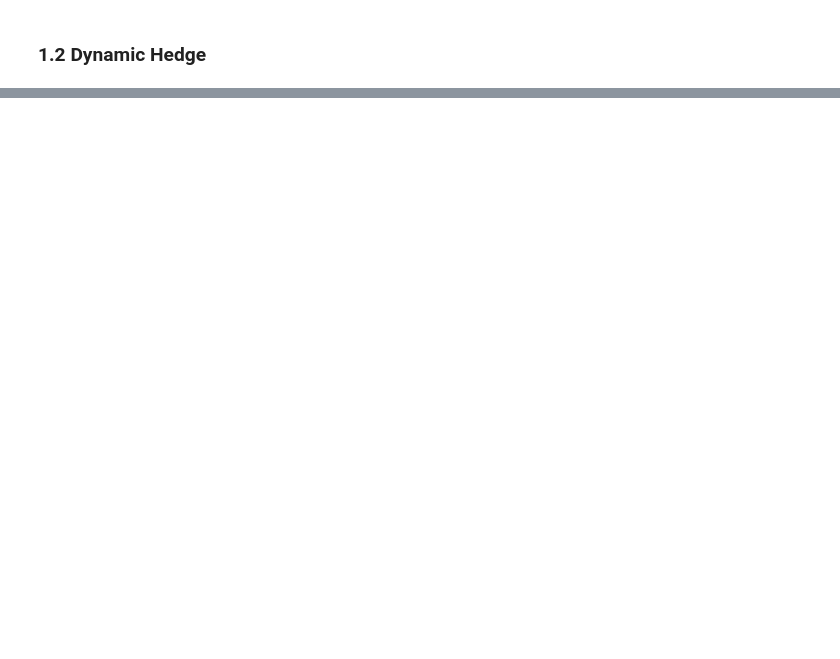
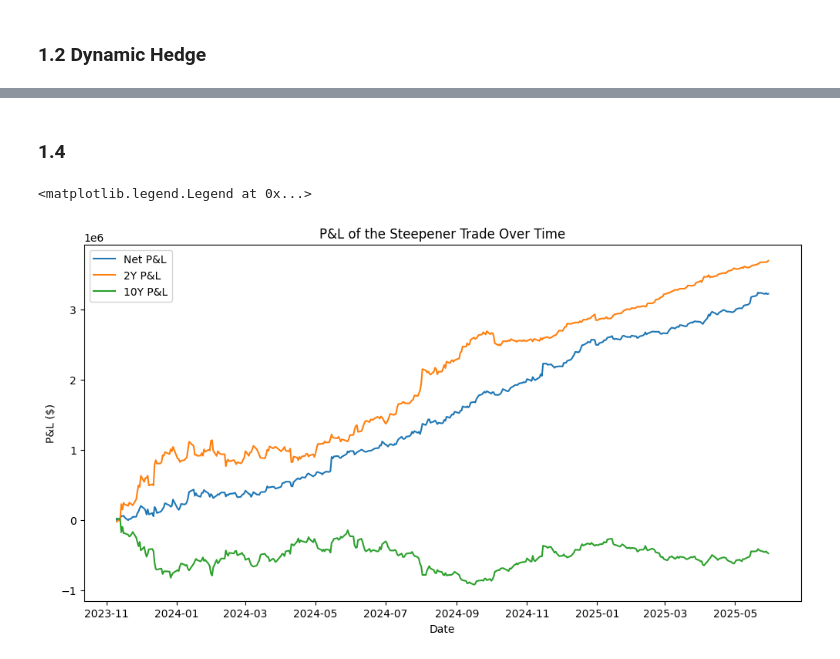
Before and after one commit to y3y-tech/Fixed_Income_Homework, a Jupyter notebook: Homework2/The_Steepener_Trade_Yiyang.ipynb, the cells around one changed output, grey strips where cells are left out. Drawn from its saved outputs; the diff is of its cells as text; code cells hidden in the pictures; blank space fills up the shorter version.

Commit message:
Completed Steepener Trade
Completed Notebook

```diff
--- a/Homework2/The_Steepener_Trade_Yiyang.ipynb
+++ b/Homework2/The_Steepener_Trade_Yiyang.ipynb
@@ -126,0 +145,21 @@ plt.legend()
+# %%
+first_day_profit = net_pnl_list[0][1]
+print(f"First Day Profit: {first_day_profit}")
+last_day_profit = net_pnl_list[-1][1]
+print(f"Last Day Profit: {last_day_profit}")
+two_year_first_day = two_year_pnl_list[0][1]
+print(f"Two Year First Day Profit: {two_year_first_day}")
+ten_year_first_day = ten_year_pnl_list[0][1]
+print(f"Ten Year First Day Profit: {ten_year_first_day}")
+two_year_last_day = two_year_pnl_list[-1][1]
+print(f"Two Year Last Day Profit: {two_year_last_day}")
+ten_year_last_day = ten_year_pnl_list[-1][1]
+print(f"Ten Year Last Day Profit: {ten_year_last_day}")
+
+result = pd.DataFrame({
+    'Date': [x[0] for x in net_pnl_list],
+    'Net P&L': [x[1] for x in net_pnl_list],
+    '2Y P&L': [x[1] for x in two_year_pnl_list],
+    '10Y P&L': [x[1] for x in ten_year_pnl_list]
+})
+display(result)
@@ -126,0 +186,14 @@ plt.legend()
+# %% [markdown]
+### 1.4
+# %%
+plt.figure(figsize=(12,6))
+plt.plot(result['Date'], result['Net P&L'], label='Net P&L')
+plt.plot(result['Date'], result['2Y P&L'], label='2Y P&L')
+plt.plot(result['Date'], result['10Y P&L'], label='10Y P&L')
+plt.xlabel('Date')
+plt.ylabel('P&L ($)')
+plt.title('P&L of the Steepener Trade Over Time')
+plt.legend()
+# %% [output]
+<matplotlib.legend.Legend at 0x...>
+[figure, added]
```
Also changed, not shown: parts of 12 cells of this notebook, 1 other file.
